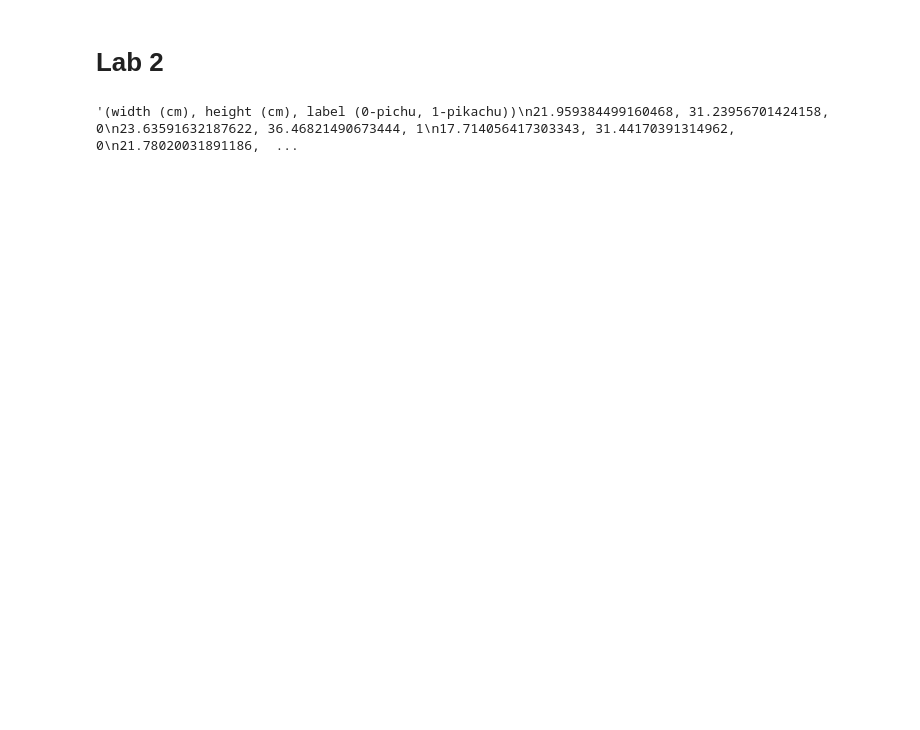
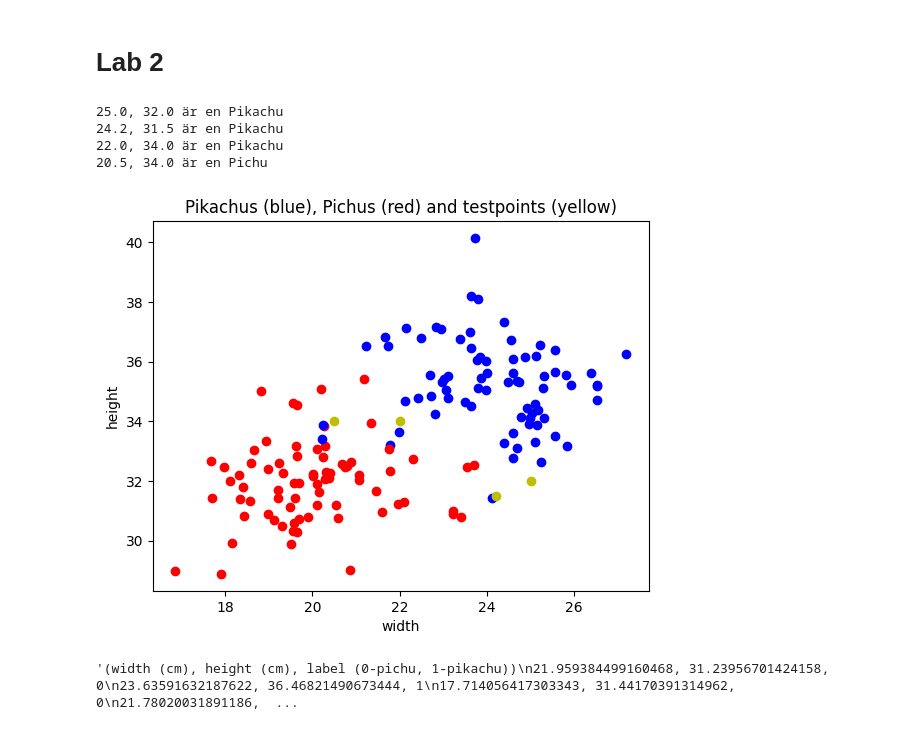
Before and after one commit to pierre2616/python-pierre-panther, a Jupyter notebook: Labs/lab2/lab2.ipynb, the cells around one changed output. Cells and saved outputs as stored; diff of their text form; code cells hidden in the pictures; blank space fills up the shorter version.

```diff
--- a/Labs/lab2/lab2.ipynb
+++ b/Labs/lab2/lab2.ipynb
@@ -1,2 +1,76 @@
 # %% [markdown]
 # Lab 2
+# %%
+import matplotlib.pyplot as plt
+import re
+import math
+
+# reading data, removing first line. Formatting data to nestled lists.
+with open("../lab2_data/datapoints.txt") as data_read:
+    data = data_read.readlines()
+data = data[1:]
+data_list = []
+for line in data:
+    data_split = []
+    line_split = line.split()
+    for element in line_split:
+        data_split.append(element.strip(","))
+    data_list.append(data_split)
+
+# plotting points, redo for Pichu, blue for Pikachu
+for line in data_list:
+    if int(line[2]) == 0:
+        color = "ro"
+    else:
+        color = "bo"
+    plt.plot(float(line[0]), float(line[1]), color)
+
+# adding testpoints
+with open("../lab2_data/testpoints.txt") as test_read:
+    testpoints = test_read.readlines()
+testpoints = testpoints[1:]
+test_list = []
+
+# putting testpoints in nestled lists as floats. removing commas.
+for line in testpoints:
+    x = re.search(r"\(", line)
+    y = re.search(r"\)", line)
+    x_1 = x.span()[0]
+    y_1 = y.span()[0]
+    point = line[x_1+1:y_1].split()
+    point_floats = []
+    for coordinate in point:
+        coordinate = coordinate.strip(",")
+        point_floats.append(float(coordinate))
+    test_list.append(point_floats)
+
+# defining function that calculate the distance from testpoints to all points. finding the closest point.
+# checking if that point is a Pichu or Pikachu.
+def dist_list_list(list_a, list_b):
+    for point in list_a:
+        dist_list =[]
+        x_1 = point[0]
+        y_1 = point[1]
+        for point2 in list_b:
+            x_2 = float(point2[0])
+            y_2 = float(point2[1])
+            dist = math.sqrt((x_2-x_1)**2+(y_2-y_1)**2)
+            dist_list.append(dist)
+        minimum = min(dist_list)
+        index = dist_list.index(minimum)
+        if list_b[index][2] == "0":
+            print(f"{x_1}, {y_1} är en Pichu")
+        else:
+            print(f"{x_1}, {y_1} är en Pikachu")
+        plt.plot(x_1, y_1, "yo")
+        plt.title("Pikachus (blue), Pichus (red) and testpoints (yellow)")
+        plt.xlabel("width")
+        plt.ylabel("height")
+
+dist_list_list(test_list, data_list)
+# %% [output]
+25.0, 32.0 är en Pikachu
+24.2, 31.5 är en Pikachu
+22.0, 34.0 är en Pikachu
+20.5, 34.0 är en Pichu
+[figure, added]
```
Also changed, not shown: parts of 2 cells of this notebook.
